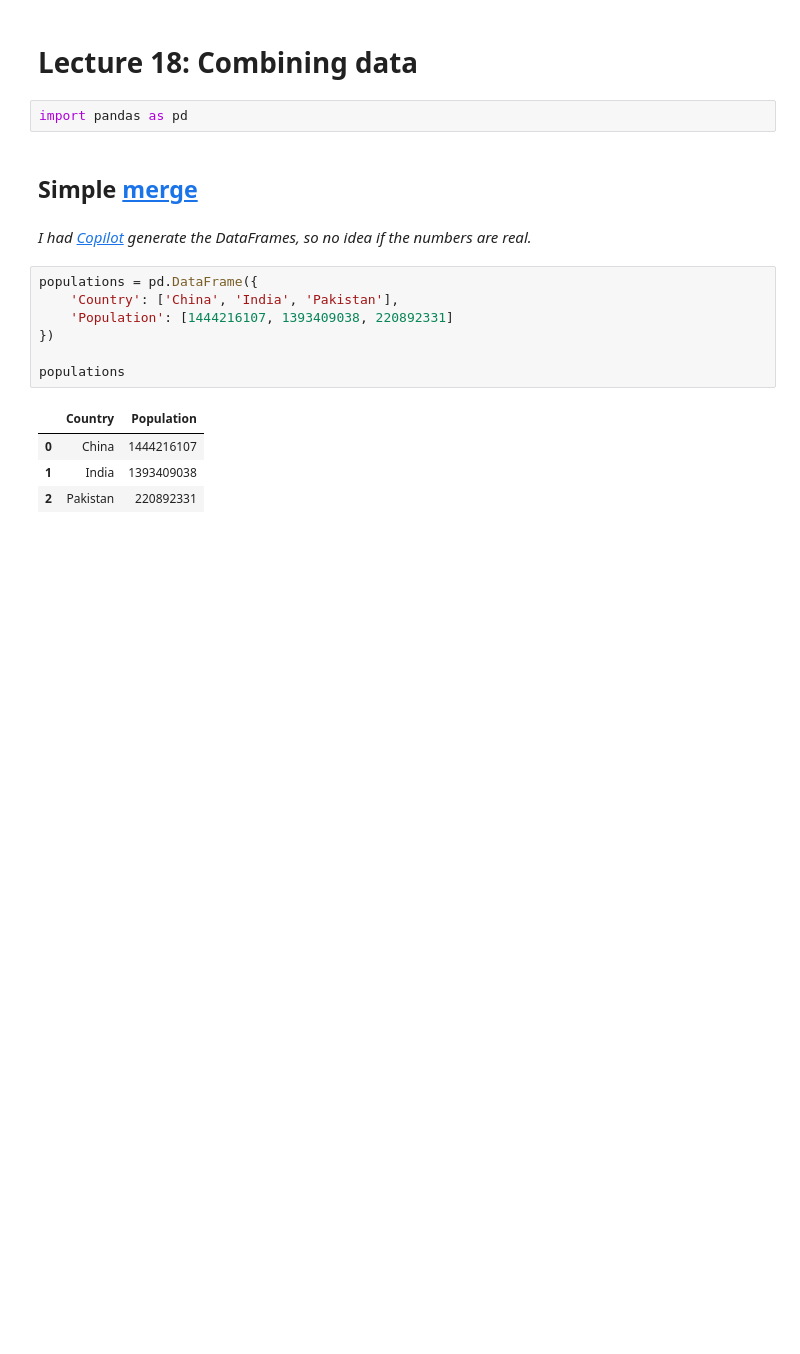
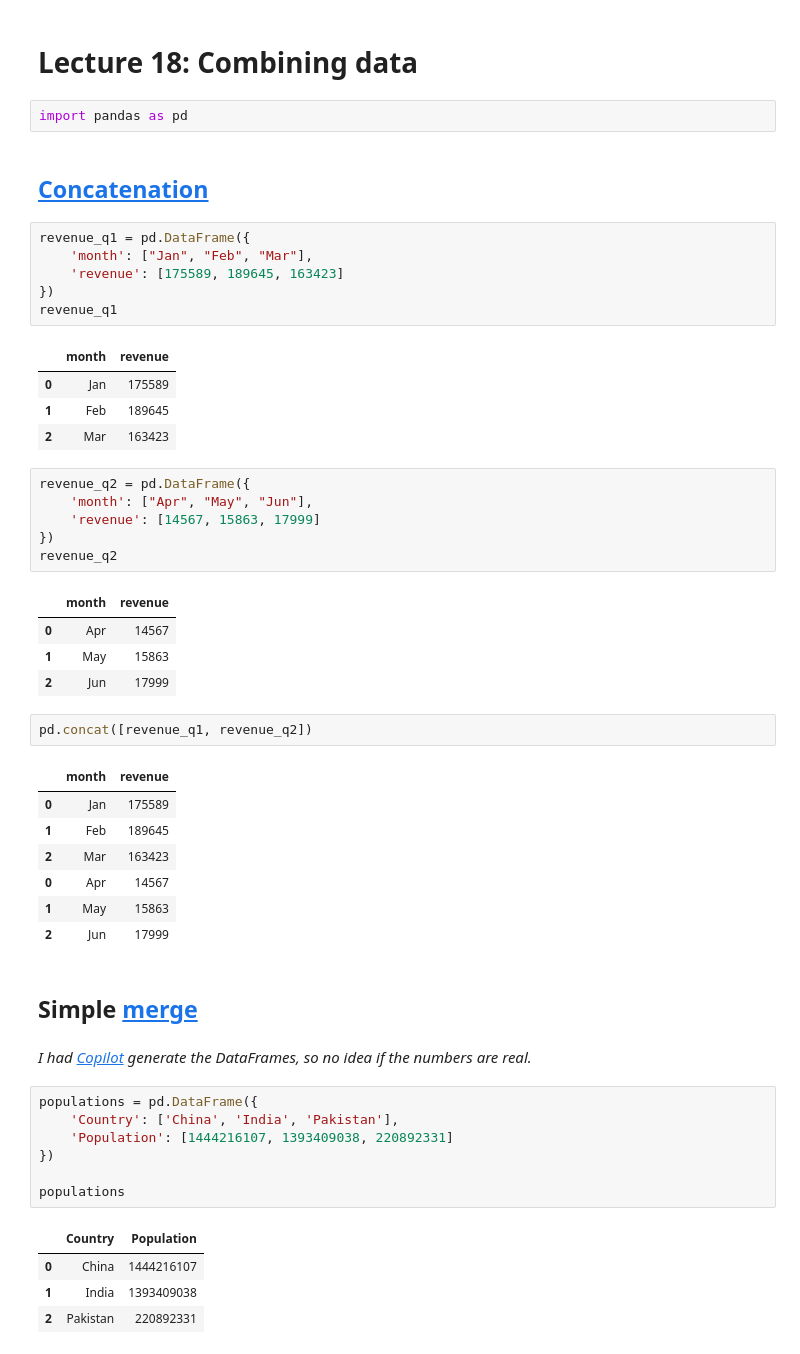
Before and after one commit to afeld/computing-in-context, a Jupyter notebook: lecture_18.ipynb, the cells around one changed output. Cells and saved outputs as stored; diff of their text form; blank space fills up the shorter version.

Commit message:
add concat() example

```diff
--- a/lecture_18.ipynb
+++ b/lecture_18.ipynb
@@ -2,6 +2,40 @@
 # Lecture 18: Combining data
 # %%
 import pandas as pd
+# %% [markdown]
+## [Concatenation](https://pandas.pydata.org/docs/user_guide/merging.html#concat)
+# %%
+revenue_q1 = pd.DataFrame({
+    'month': ["Jan", "Feb", "Mar"],
+    'revenue': [175589, 189645, 163423]
+})
+revenue_q1
+# %% [output]
+|  | month | revenue |
+| 0 | Jan | 175589 |
+| 1 | Feb | 189645 |
+| 2 | Mar | 163423 |
+# %%
+revenue_q2 = pd.DataFrame({
+    'month': ["Apr", "May", "Jun"],
+    'revenue': [14567, 15863, 17999]
+})
+revenue_q2
+# %% [output]
+|  | month | revenue |
+| 0 | Apr | 14567 |
+| 1 | May | 15863 |
+| 2 | Jun | 17999 |
+# %%
+pd.concat([revenue_q1, revenue_q2])
+# %% [output]
+|  | month | revenue |
+| 0 | Jan | 175589 |
+| 1 | Feb | 189645 |
+| 2 | Mar | 163423 |
+| 0 | Apr | 14567 |
+| 1 | May | 15863 |
+| 2 | Jun | 17999 |
 # %% [markdown]
 ## Simple [merge](https://pandas.pydata.org/docs/user_guide/merging.html#merge)
 # %% [markdown]
```
